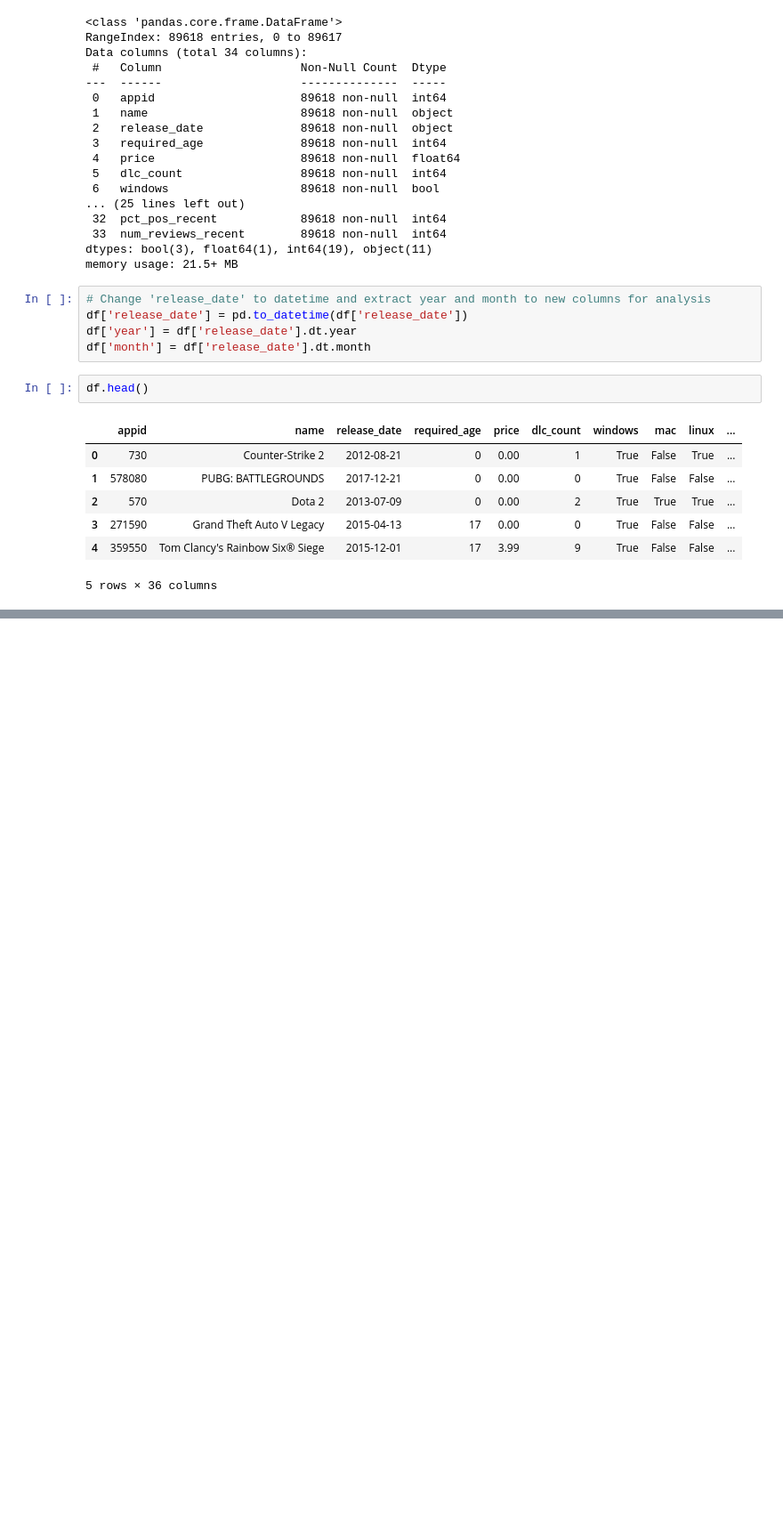
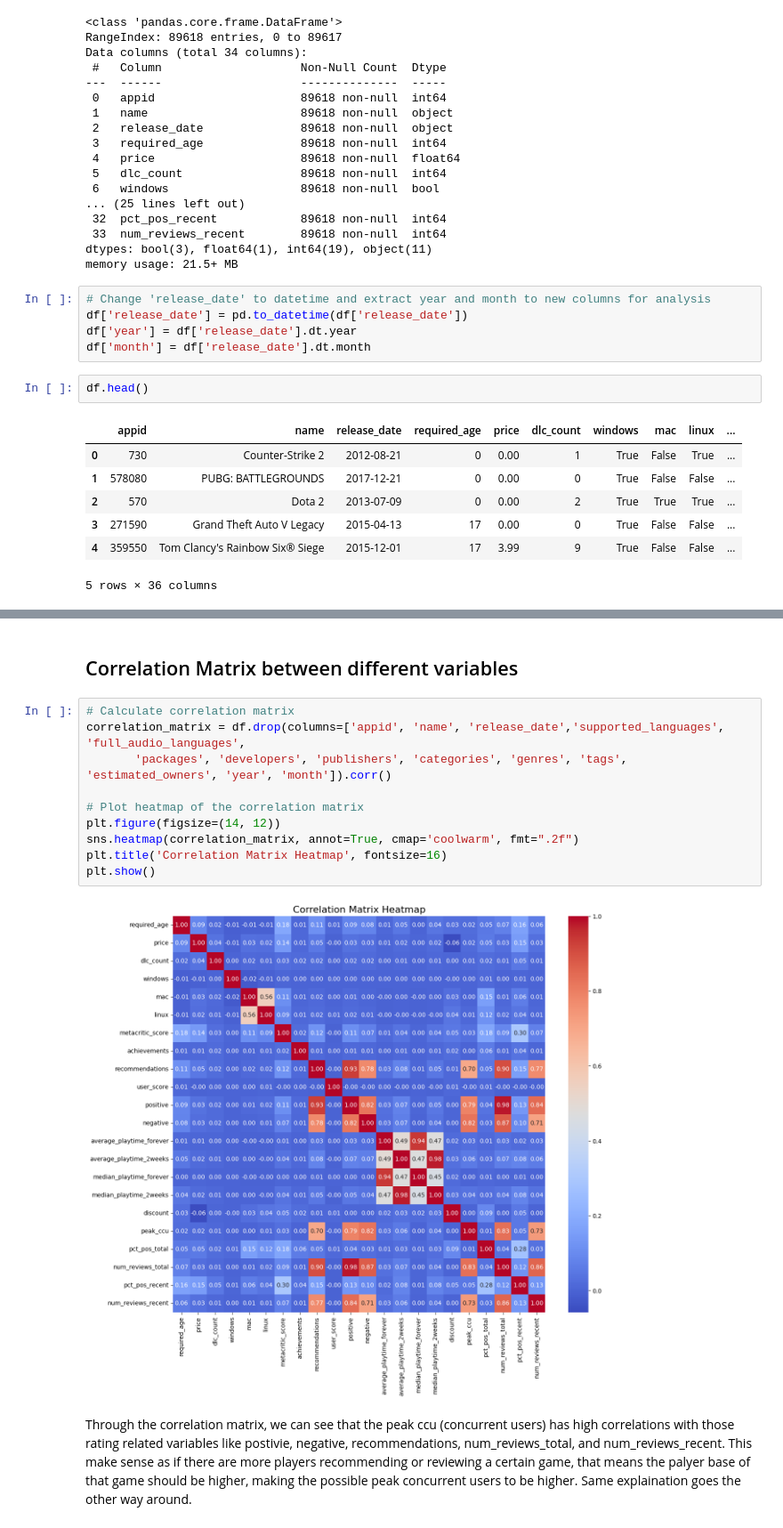
Before and after one commit to oscartsai2620/STAT315_Final, a Jupyter notebook: project.ipynb, the cells around one changed output, grey strips where cells are left out. Shown at 89% size. Drawn from its saved outputs; the diff is of its cells as text; blank space fills up the shorter version.

```diff
--- a/project.ipynb
+++ b/project.ipynb
@@ -91,0 +170,16 @@ df.head()
+# %% [markdown]
+## Correlation Matrix between different variables
+# %%
+# Calculate correlation matrix
+correlation_matrix = df.drop(columns=['appid', 'name', 'release_date','supported_languages', 'full_audio_languages',
+       'packages', 'developers', 'publishers', 'categories', 'genres', 'tags', 'estimated_owners', 'year', 'month']).corr()
+
+# Plot heatmap of the correlation matrix
+plt.figure(figsize=(14, 12))
+sns.heatmap(correlation_matrix, annot=True, cmap='coolwarm', fmt=".2f")
+plt.title('Correlation Matrix Heatmap', fontsize=16)
+plt.show()
+# %% [output]
+[figure, added]
+# %% [markdown]
+Through the correlation matrix, we can see that the peak ccu (concurrent users) has high correlations with those rating related variables like postivie, negative, recommendations, num_reviews_total, and num_reviews_recent. This make sense as if there are more players recommending or reviewing a certain game, that means the palyer base of that game should be higher, making the possible peak concurrent users to be higher. Same explaination goes the other way around.
```
Also changed, not shown: parts of 11 cells of this notebook.
